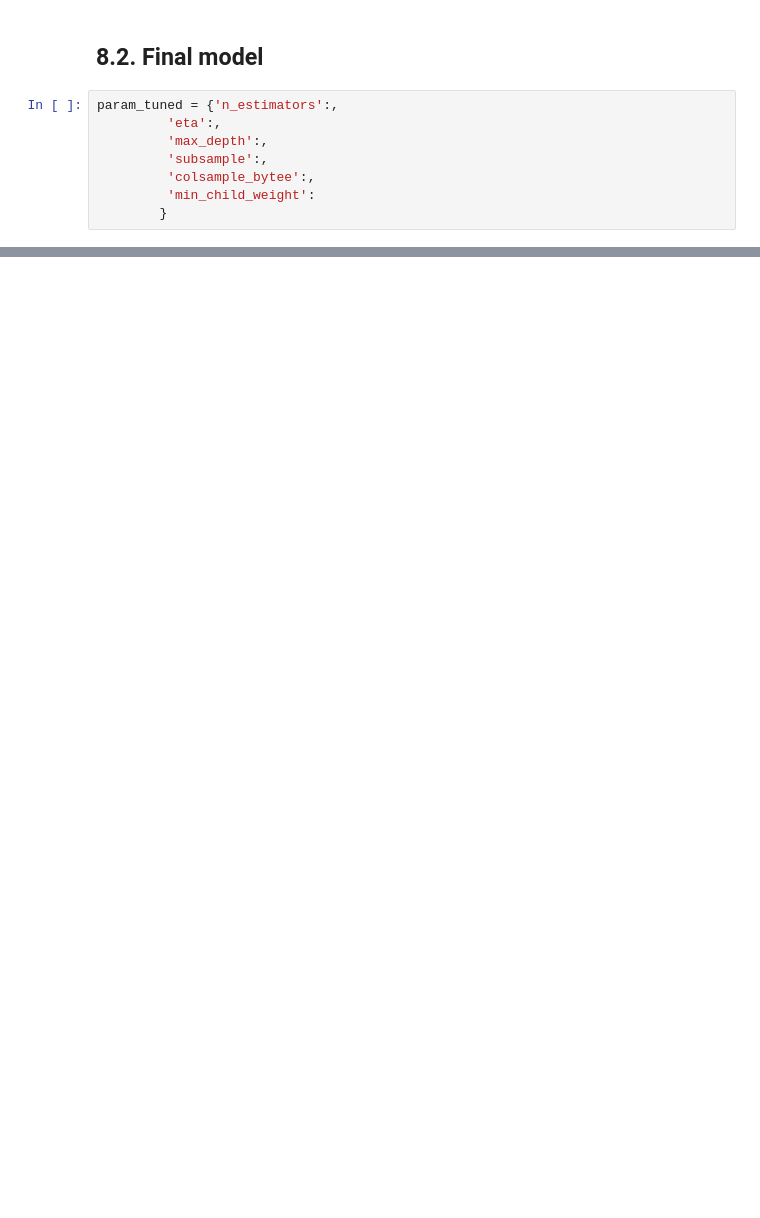
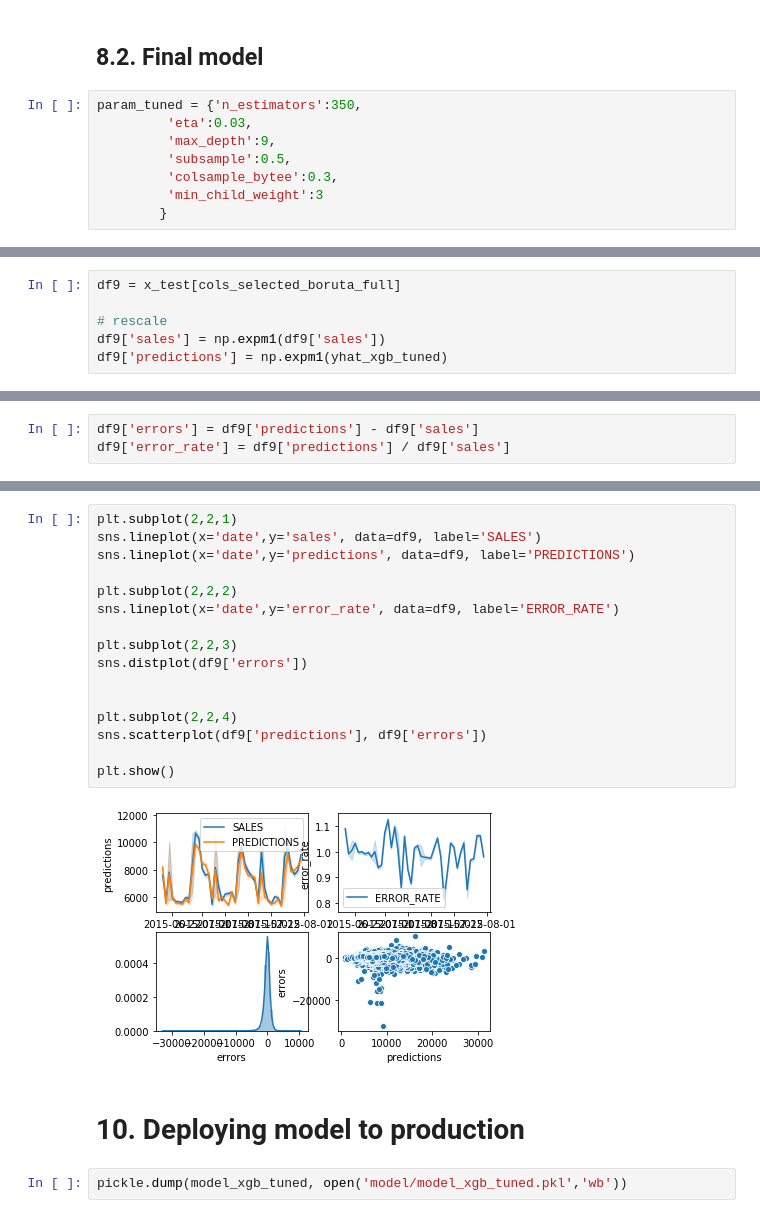
Before and after one commit to pedropscf/1-Rossman-Sales-Prediction, a Jupyter notebook: m05_vid01_store_sales_prediction.ipynb, the cells around one changed output, grey strips where cells are left out. Cells and saved outputs as stored; diff of their text form; blank space fills up the shorter version.

Commit message:
Started deploying model to production

```diff
--- a/m05_vid01_store_sales_prediction.ipynb
+++ b/m05_vid01_store_sales_prediction.ipynb
@@ -1249,12 +1207,12 @@ final_result
 # %% [markdown]
 ## 8.2. Final model
 # %%
-param_tuned = {'n_estimators':,
-         'eta':,
-         'max_depth':,
-         'subsample':,
-         'colsample_bytee':,
-         'min_child_weight':
+param_tuned = {'n_estimators':350,
+         'eta':0.03,
+         'max_depth':9,
+         'subsample':0.5,
+         'colsample_bytee':0.3,
+         'min_child_weight':3
         }
 # %%
 model_xgb_tuned = xgb.XGBRegressor(objective='reg:squarederror',
@@ -1274,0 +1242,6 @@ xgb_error_tuned
+# %%
+df9 = x_test[cols_selected_boruta_full]
+
+# rescale
+df9['sales'] = np.expm1(df9['sales'])
+df9['predictions'] = np.expm1(yhat_xgb_tuned)
@@ -1274,0 +1304,3 @@ xgb_error_tuned
+# %%
+df9['errors'] = df9['predictions'] - df9['sales']
+df9['error_rate'] = df9['predictions'] / df9['sales']
@@ -1274,0 +1318,22 @@ xgb_error_tuned
+# %%
+plt.subplot(2,2,1)
+sns.lineplot(x='date',y='sales', data=df9, label='SALES')
+sns.lineplot(x='date',y='predictions', data=df9, label='PREDICTIONS')
+
+plt.subplot(2,2,2)
+sns.lineplot(x='date',y='error_rate', data=df9, label='ERROR_RATE')
+
+plt.subplot(2,2,3)
+sns.distplot(df9['errors'])
+
+
+plt.subplot(2,2,4)
+sns.scatterplot(df9['predictions'], df9['errors'])
+
+plt.show()
+# %% [output]
+[figure, added]
+# %% [markdown]
+# 10. Deploying model to production
+# %%
+pickle.dump(model_xgb_tuned, open('model/model_xgb_tuned.pkl','wb'))
```
Also changed, not shown: parts of 33 cells of this notebook, 9 other files.
